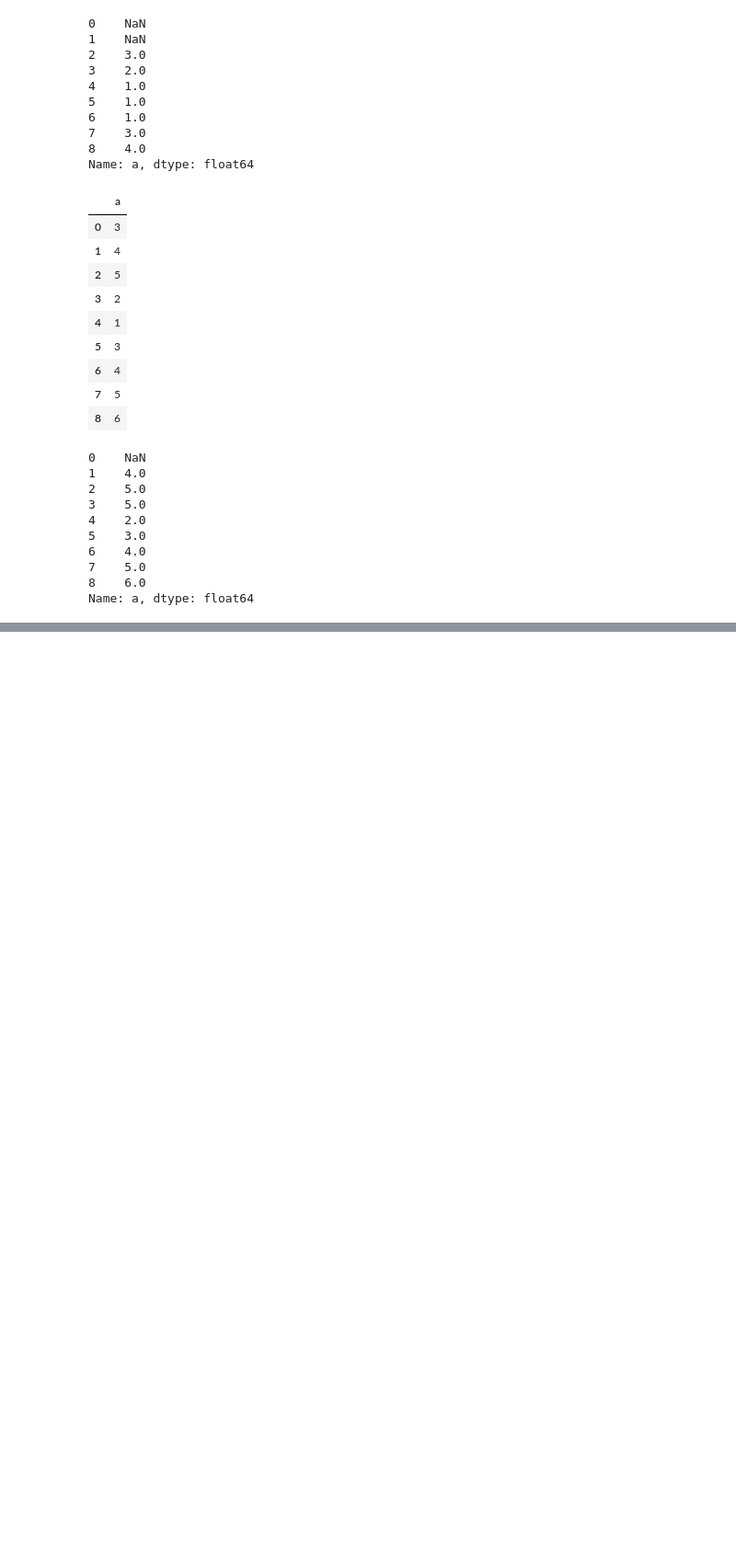
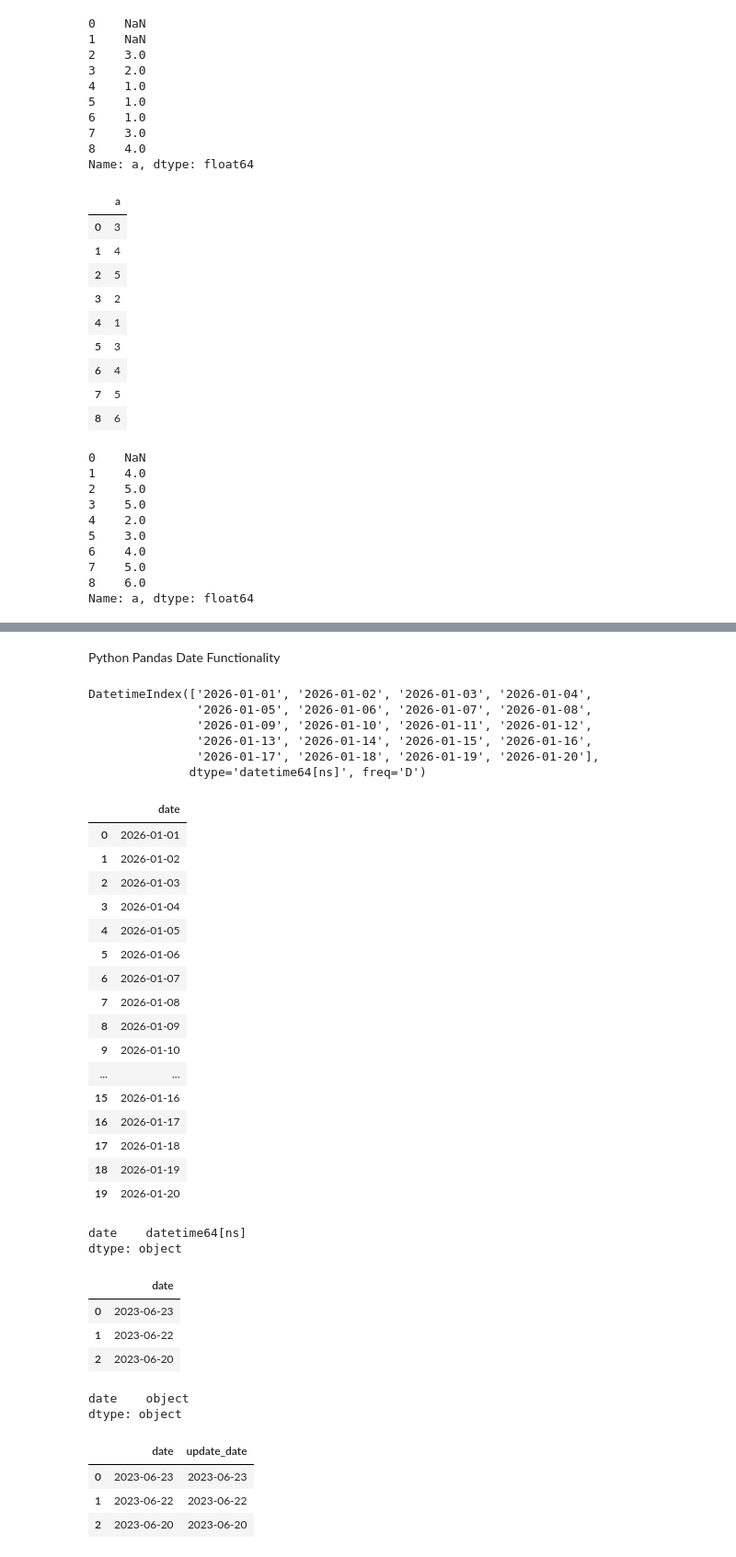
Before and after one commit to VIRENDRA-18/Python, a Jupyter notebook: Pandas Part 4.ipynb, the cells around one changed output, grey strips where cells are left out. Shown at 92% size. Cells and saved outputs as stored; diff of their text form; code cells hidden in the pictures; blank space fills up the shorter version.

Commit message:
Python Pandas Date Functionality

```diff
--- a/Pandas Part 4.ipynb
+++ b/Pandas Part 4.ipynb
@@ -454,0 +481,42 @@ Name: a, dtype: float64
+# %% [markdown]
+Python Pandas Date Functionality
+# %%
+# Python Pandas Date Functionality
+
+date = pd.date_range(start = '2026-01-01', end = '2026-01-20')
+# %%
+date
+# %% [output]
+DatetimeIndex(['2026-01-01', '2026-01-02', '2026-01-03', '2026-01-04',
+               '2026-01-05', '2026-01-06', '2026-01-07', '2026-01-08',
+               '2026-01-09', '2026-01-10', '2026-01-11', '2026-01-12',
+               '2026-01-13', '2026-01-14', '2026-01-15', '2026-01-16',
+               '2026-01-17', '2026-01-18', '2026-01-19', '2026-01-20'],
+              dtype='datetime64[ns]', freq='D')
+# %%
+df_date = pd.DataFrame({'date' : date})
+# %%
+df_date
+# %% [output]
+|  | date |
+| 0 | 2026-01-01 |
+| 1 | 2026-01-02 |
+| 2 | 2026-01-03 |
+| 3 | 2026-01-04 |
+| 4 | 2026-01-05 |
+| 5 | 2026-01-06 |
+| 6 | 2026-01-07 |
+| 7 | 2026-01-08 |
+| 8 | 2026-01-09 |
+| 9 | 2026-01-10 |
+| ... | ... |
+| 15 | 2026-01-16 |
+| 16 | 2026-01-17 |
+| 17 | 2026-01-18 |
+| 18 | 2026-01-19 |
+| 19 | 2026-01-20 |
+# %%
+df_date.dtypes
+# %% [output]
+date    datetime64[ns]
+dtype: object
@@ -454,0 +525,12 @@ Name: a, dtype: float64
+# %%
+df7
+# %% [output]
+|  | date |
+| 0 | 2023-06-23 |
+| 1 | 2023-06-22 |
+| 2 | 2023-06-20 |
+# %%
+df7.dtypes
+# %% [output]
+date    object
+dtype: object
@@ -454,0 +539,7 @@ Name: a, dtype: float64
+# %%
+df7
+# %% [output]
+|  | date | update_date |
+| 0 | 2023-06-23 | 2023-06-23 |
+| 1 | 2023-06-22 | 2023-06-22 |
+| 2 | 2023-06-20 | 2023-06-20 |
```
Also changed, not shown: parts of 5 cells of this notebook.
